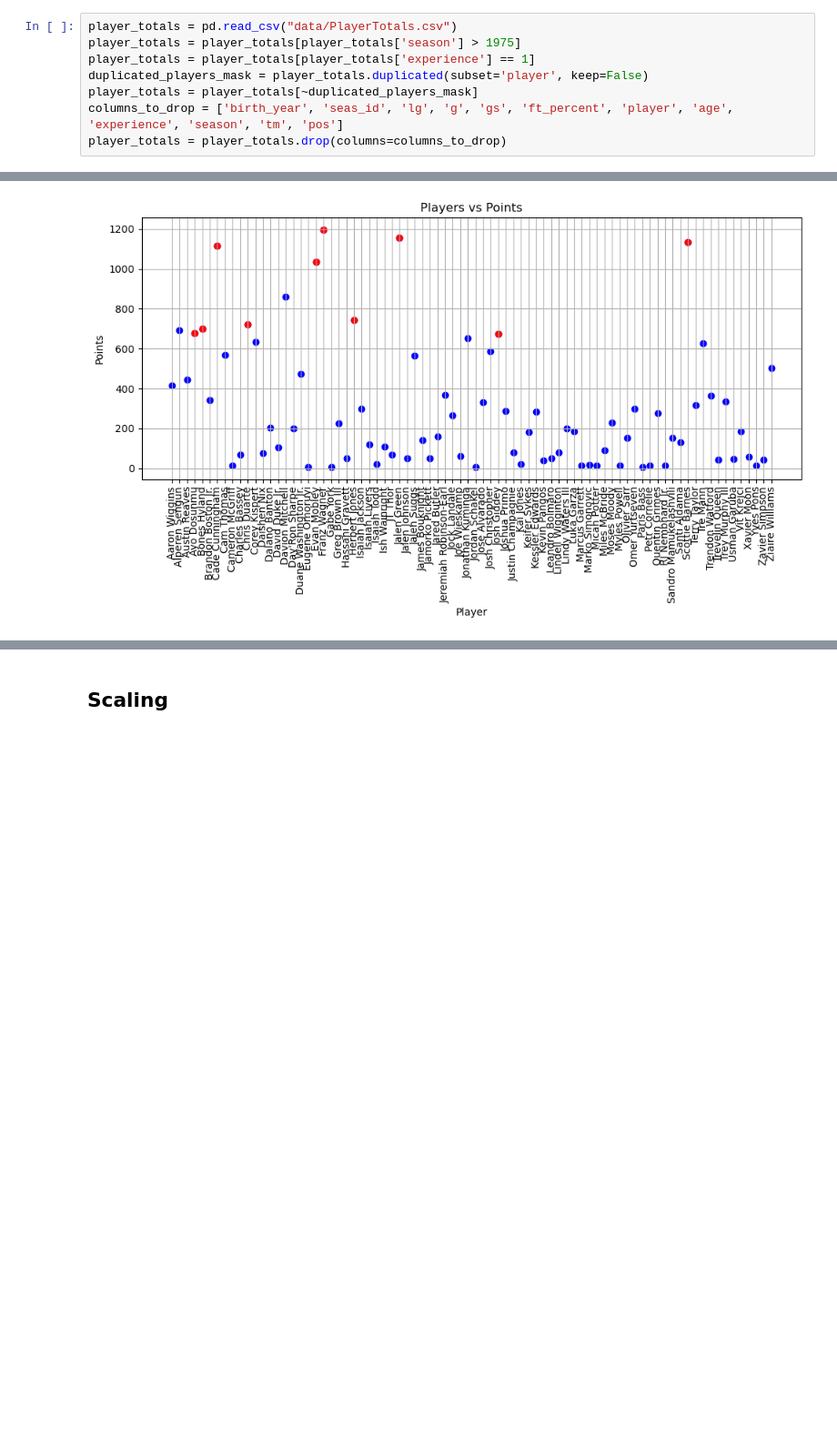
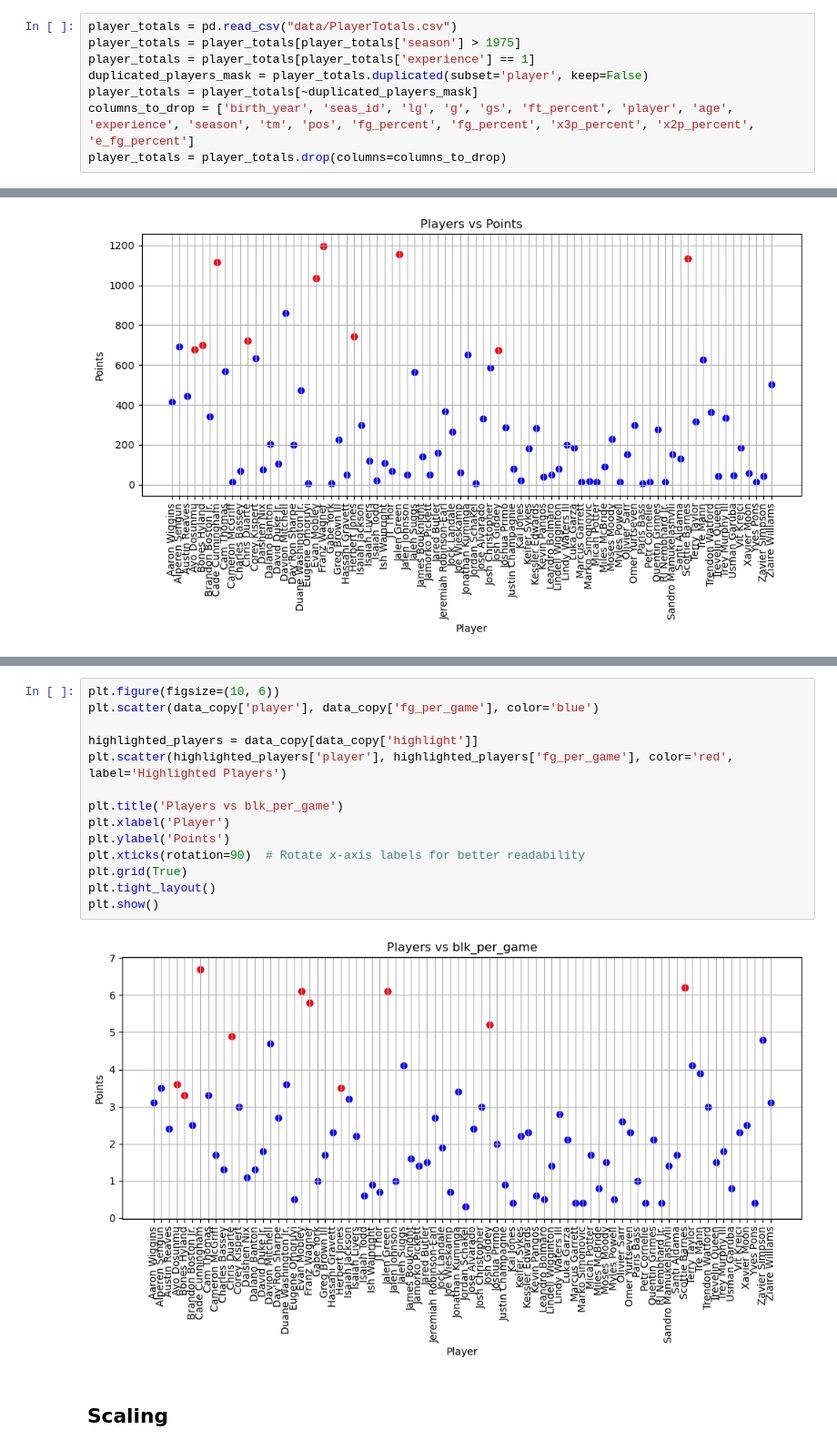
Before and after one commit to Matthew4335/MLProject, a Jupyter notebook: ProjectCode/projectcode.ipynb, the cells around one changed output, grey strips where cells are left out. Shown at 91% size. Cells and saved outputs as stored; diff of their text form; blank space fills up the shorter version.

Commit message:
More data vis

```diff
--- a/ProjectCode/projectcode.ipynb
+++ b/ProjectCode/projectcode.ipynb
@@ -18,7 +18,7 @@ player_totals = player_totals[player_totals['season'] > 1975]
 player_totals = player_totals[player_totals['experience'] == 1]
 duplicated_players_mask = player_totals.duplicated(subset='player', keep=False)
 player_totals = player_totals[~duplicated_players_mask]
-columns_to_drop = ['birth_year', 'seas_id', 'lg', 'g', 'gs', 'ft_percent', 'player', 'age', 'experience', 'season', 'tm', 'pos']
+columns_to_drop = ['birth_year', 'seas_id', 'lg', 'g', 'gs', 'ft_percent', 'player', 'age', 'experience', 'season', 'tm', 'pos', 'fg_percent', 'fg_percent', 'x3p_percent', 'x2p_percent', 'e_fg_percent']
 player_totals = player_totals.drop(columns=columns_to_drop)
 # %%
 player_stats = pd.merge(player_per_game, player_totals, on='player_id', suffixes=('_df1', '_df2'))
@@ -154,3 +159,19 @@ plt.show()
+# %%
+plt.figure(figsize=(10, 6))
+plt.scatter(data_copy['player'], data_copy['fg_per_game'], color='blue')
+
+highlighted_players = data_copy[data_copy['highlight']]
+plt.scatter(highlighted_players['player'], highlighted_players['fg_per_game'], color='red', label='Highlighted Players')
+
+plt.title('Players vs blk_per_game')
+plt.xlabel('Player')
+plt.ylabel('Points')
+plt.xticks(rotation=90)  # Rotate x-axis labels for better readability
+plt.grid(True)
+plt.tight_layout()
+plt.show()
+# %% [output]
+[figure, added]
 # %% [markdown]
 ## Scaling
 # %%
```
Also changed, not shown: parts of 3 cells of this notebook, 2 other files.
